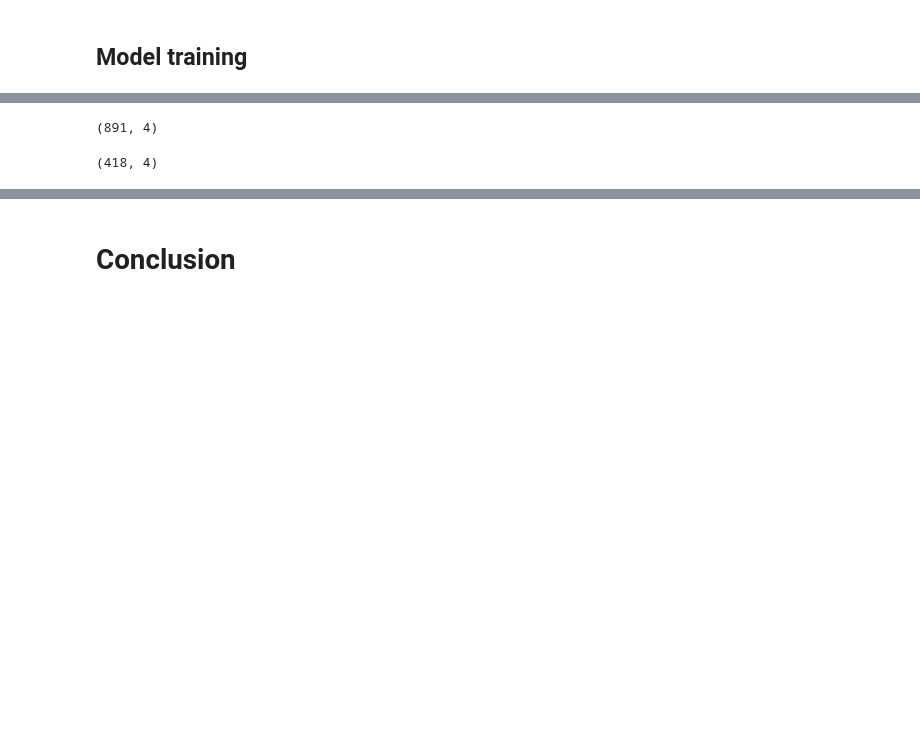
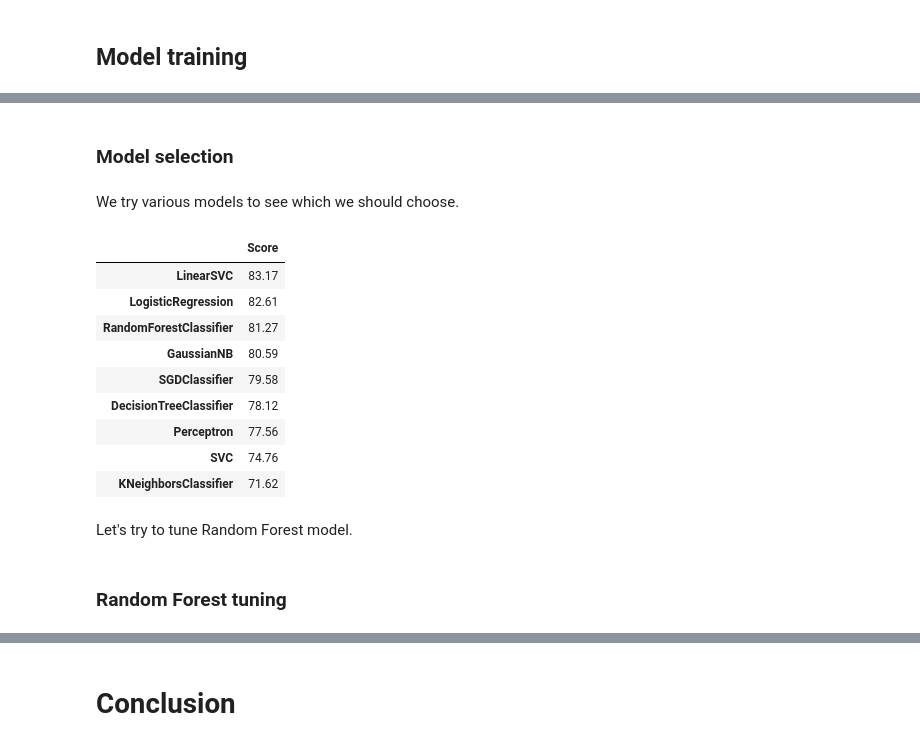
Before and after one commit to gianlucapagliara/TitanicKaggleCompetition, a Jupyter notebook: Titanic Kaggle Competition.ipynb, the cells around one changed output, grey strips where cells are left out. Saved outputs shown, nothing was run; the diff lists cells and outputs as text; code cells hidden in the pictures; blank space fills up the shorter version.

```diff
--- a/Titanic Kaggle Competition.ipynb
+++ b/Titanic Kaggle Competition.ipynb
@@ -338,12 +343,42 @@ features.plot(kind="barh", figsize=(25,25))
-# %%
-model = SelectFromModel(classifier, prefit=True)
-train_reduced = model.transform(train)
-train_reduced.shape
-# %% [output]
-(891, 4)
-# %%
-test_reduced = model.transform(test)
-test_reduced.shape
-# %% [output]
-(418, 4)
+# %% [markdown]
+### Model selection
+# %% [markdown]
+We try various models to see which we should choose.
+# %%
+MAX_ITER = 10000
+logreg = LogisticRegression(max_iter=MAX_ITER)
+svc = SVC(max_iter=MAX_ITER)
+linearSVC = LinearSVC(max_iter=MAX_ITER)
+knn = KNeighborsClassifier()
+gaussianNB = GaussianNB()
+perceptron = Perceptron(max_iter=MAX_ITER)
+sgd = SGDClassifier(max_iter=MAX_ITER)
+decision_tree = DecisionTreeClassifier()
+random_forest = RandomForestClassifier()
+
+models = [logreg, svc, linearSVC, knn, gaussianNB, perceptron, sgd, decision_tree, random_forest]
+# %%
+models_results = pd.DataFrame(columns=['Score'])
+for model in models:
+    name = model.__class__.__name__
+    score = np.mean(cross_val_score(model, train, targets, cv = 10, scoring='accuracy'))
+    models_results.loc[name] = round(score*100, 2)
+
+models_results.sort_values(by=['Score'], ascending=False, inplace=True)
+models_results
+# %% [output]
+|  | Score |
+| LinearSVC | 83.17 |
+| LogisticRegression | 82.61 |
+| RandomForestClassifier | 81.27 |
+| GaussianNB | 80.59 |
+| SGDClassifier | 79.58 |
+| DecisionTreeClassifier | 78.12 |
+| Perceptron | 77.56 |
+| SVC | 74.76 |
+| KNeighborsClassifier | 71.62 |
+# %% [markdown]
+Let's try to tune Random Forest model.
+# %% [markdown]
+### Random Forest tuning
 # %%
```
Also changed, not shown: parts of 26 cells of this notebook.
